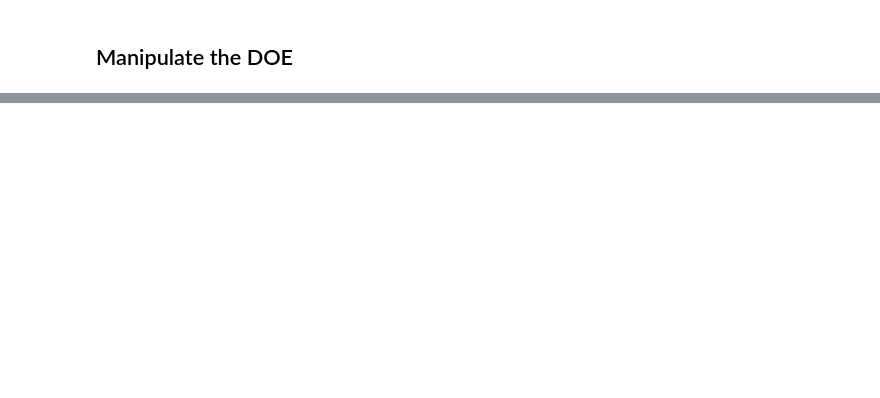
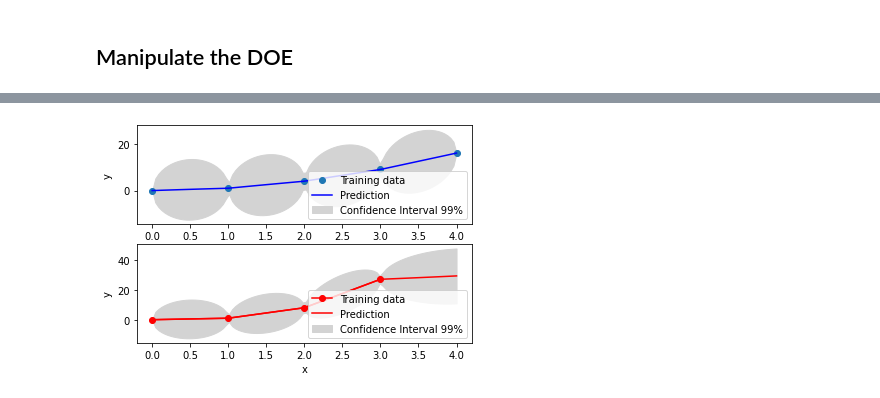
Before and after one commit to SMTorg/smt, a Jupyter notebook: tutorial/SMT_MixedInteger_application.ipynb, the cells around one changed output, grey strips where cells are left out. Cells and saved outputs as stored; diff of their text form; code cells hidden in the pictures; blank space fills up the shorter version.

Commit message:
Add Gower kernel for kriging based, mixed integer surrogates

```diff
--- a/tutorial/SMT_MixedInteger_application.ipynb
+++ b/tutorial/SMT_MixedInteger_application.ipynb
@@ -422,0 +426,81 @@ Doe point  i=1 =[-0.86013129  1.          1.          1.        ]
+# %%
+import numpy as np
+import matplotlib.pyplot as plt
+
+from smt.surrogate_models import KRG
+from smt.applications.mixed_integer import MixedIntegerSurrogateModel, ENUM,INT,FLOAT
+
+
+xt1 = np.array([["Blue",0.0],
+               ["Blue",1.0],
+               ["Blue",2.0],
+               ["Blue",3.0],
+               ["Blue",4.0]])
+xt2 = np.array([["Red",0.0],
+               ["Red",1.0],
+               ["Red",2.0],
+               ["Red",3.0]])
+xt = np.concatenate((xt1, xt2), axis=0).astype(object)
+xt[:,1] = xt[:,1].astype(np.float)
+yt1 = np.array([0.0, 1.0, 4.0, 9.0, 16.0])
+yt2 = np.array([ 0.0, 1.0,8.0,27.0])
+yt = np.concatenate((yt1, yt2), axis=0)
+xlimits =  [[0.0,4.0],["Blue","Red"]]
+
+# Surrogate
+sm = MixedIntegerSurrogateModel(type_surrogate = 'Gower',xtypes=[FLOAT, (ENUM, 2)], xlimits=xlimits, surrogate=KRG(theta0=[1e-2]))
+sm.set_training_values(xt, yt)
+sm.train()
+
+# DOE for validation
+n = 100
+x_cat1 = []
+x_cat2 = []
+for i in range(n):
+    x_cat1.append("Blue")
+    x_cat2.append("Red")
+
+x_cont = np.linspace(0.0, 4.0, n)
+x1 = np.concatenate((np.asarray(x_cat1).reshape(-1,1), x_cont.reshape(-1,1)), axis=1).astype(object)
+x1[:,1] = x1[:,1].astype(np.float)
+x2 = np.concatenate((np.asarray(x_cat2).reshape(-1,1), x_cont.reshape(-1,1)), axis=1).astype(object)
+x2[:,1] = x2[:,1].astype(np.float)
+y1 = sm.predict_values(x1)
+y2 = sm.predict_values(x2)
+
+# estimated variance
+s2_1 = sm.predict_variances(x1)
+s2_2 = sm.predict_variances(x2)
+
+fig, axs = plt.subplots(2)
+axs[0].plot(xt1[:,1].astype(np.float), yt1,'o')
+axs[0].plot(x_cont, y1,color ='Blue')
+axs[0].fill_between(
+    np.ravel(x_cont),
+    np.ravel(y1 - 3 * np.sqrt(s2_1)),
+    np.ravel(y1 + 3 * np.sqrt(s2_1)),
+    color="lightgrey",
+)
+axs[0].set_xlabel("x")
+axs[0].set_ylabel("y")
+axs[0].legend(
+    ["Training data", "Prediction", "Confidence Interval 99%"],
+    loc="lower right",
+)
+axs[1].plot(xt2[:,1].astype(np.float), yt2, marker='o', color='r')
+axs[1].plot(x_cont, y2,color ='Red')
+axs[1].fill_between(
+    np.ravel(x_cont),
+    np.ravel(y2 - 3 * np.sqrt(s2_2)),
+    np.ravel(y2 + 3 * np.sqrt(s2_2)),
+    color="lightgrey",
+)
+axs[1].set_xlabel("x")
+axs[1].set_ylabel("y")
+axs[1].legend(
+    ["Training data", "Prediction", "Confidence Interval 99%"],
+    loc="lower right",
+)
+
+plt.show()
+# %% [output]
@@ -422,0 +524 @@ Doe point  i=1 =[-0.86013129  1.          1.          1.        ]
+[figure, added]
```
Also changed, not shown: parts of 10 cells of this notebook, 5 other files.
